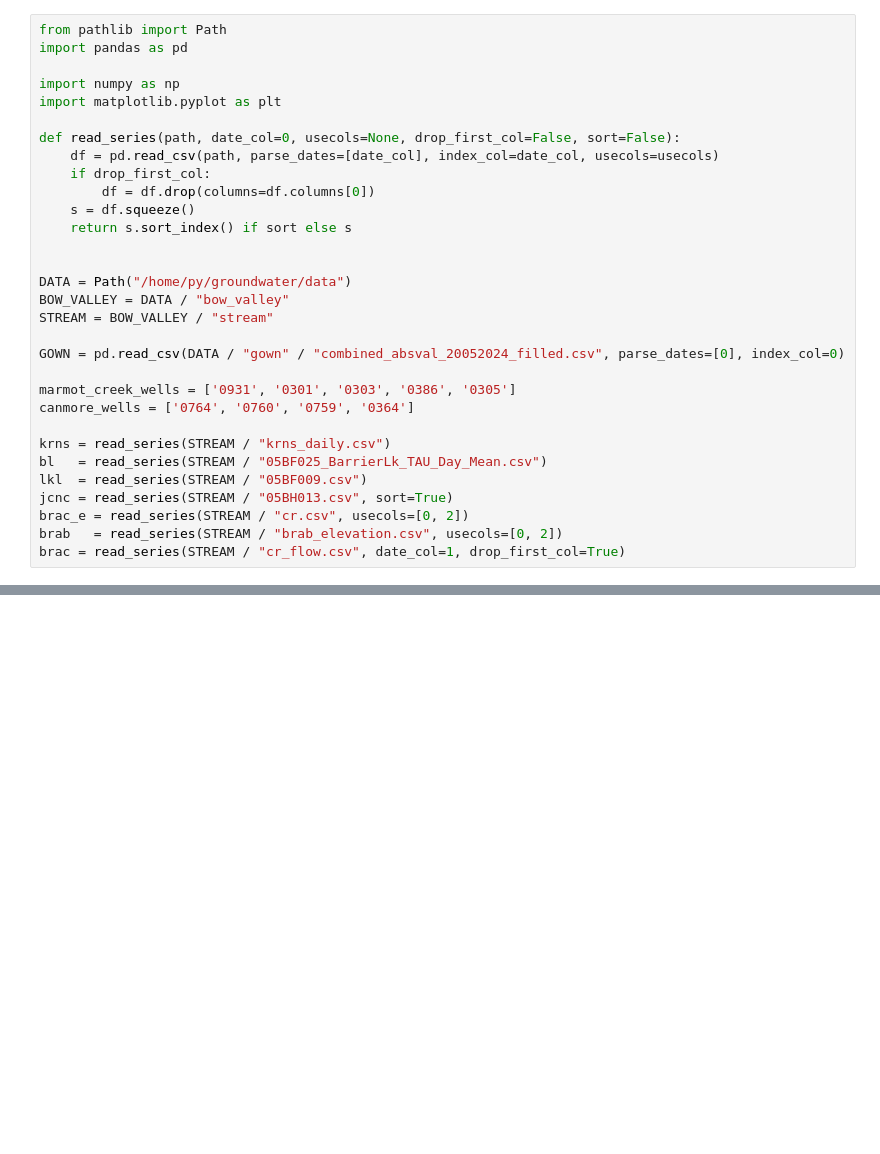
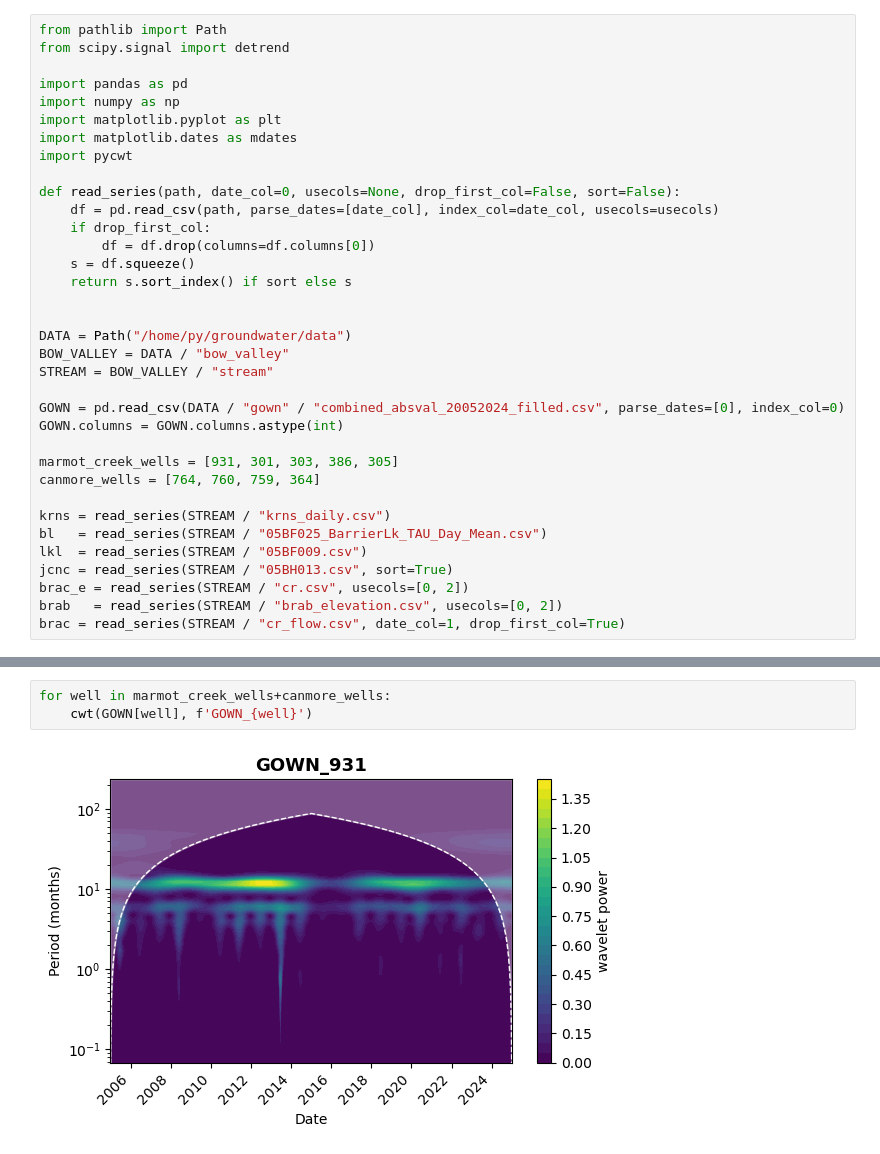
Before and after one commit to 2spi/groundwater, a Jupyter notebook: notebooks/bow_valley/06_wavelet_transform.ipynb, the cells around one changed output, grey strips where cells are left out. Cells and saved outputs as stored; diff of their text form; blank space fills up the shorter version.

```diff
--- a/notebooks/bow_valley/06_wavelet_transform.ipynb
+++ b/notebooks/bow_valley/06_wavelet_transform.ipynb
@@ -1,9 +1,12 @@
 # %%
 from pathlib import Path
+from scipy.signal import detrend
+
 import pandas as pd
-
 import numpy as np
 import matplotlib.pyplot as plt
+import matplotlib.dates as mdates
+import pycwt
 
 def read_series(path, date_col=0, usecols=None, drop_first_col=False, sort=False):
     df = pd.read_csv(path, parse_dates=[date_col], index_col=date_col, usecols=usecols)
@@ -18,9 +21,10 @@ BOW_VALLEY = DATA / "bow_valley"
 STREAM = BOW_VALLEY / "stream"
 
 GOWN = pd.read_csv(DATA / "gown" / "combined_absval_20052024_filled.csv", parse_dates=[0], index_col=0)
+GOWN.columns = GOWN.columns.astype(int)
 
-marmot_creek_wells = ['0931', '0301', '0303', '0386', '0305']
-canmore_wells = ['0764', '0760', '0759', '0364']
+marmot_creek_wells = [931, 301, 303, 386, 305]
+canmore_wells = [764, 760, 759, 364]
 
 krns = read_series(STREAM / "krns_daily.csv")
 bl   = read_series(STREAM / "05BF025_BarrierLk_TAU_Day_Mean.csv")
@@ -31,0 +163,5 @@ brac = read_series(STREAM / "cr_flow.csv", date_col=1, drop_first_col=True)
+# %%
+for well in marmot_creek_wells+canmore_wells:
+    cwt(GOWN[well], f'GOWN_{well}')
+# %% [output]
+[figure, added]
```
Also changed, not shown: parts of 30 cells of this notebook.
